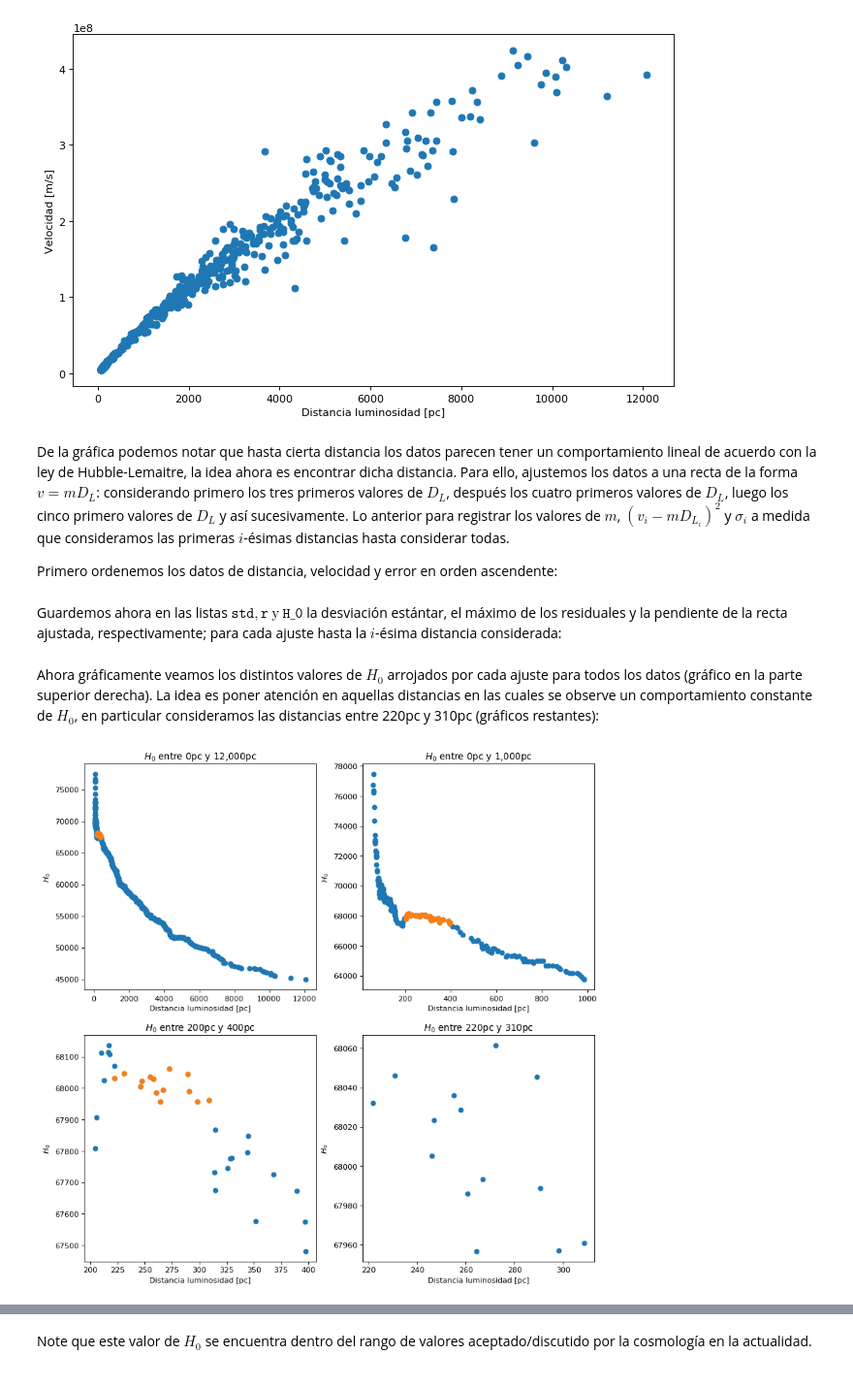
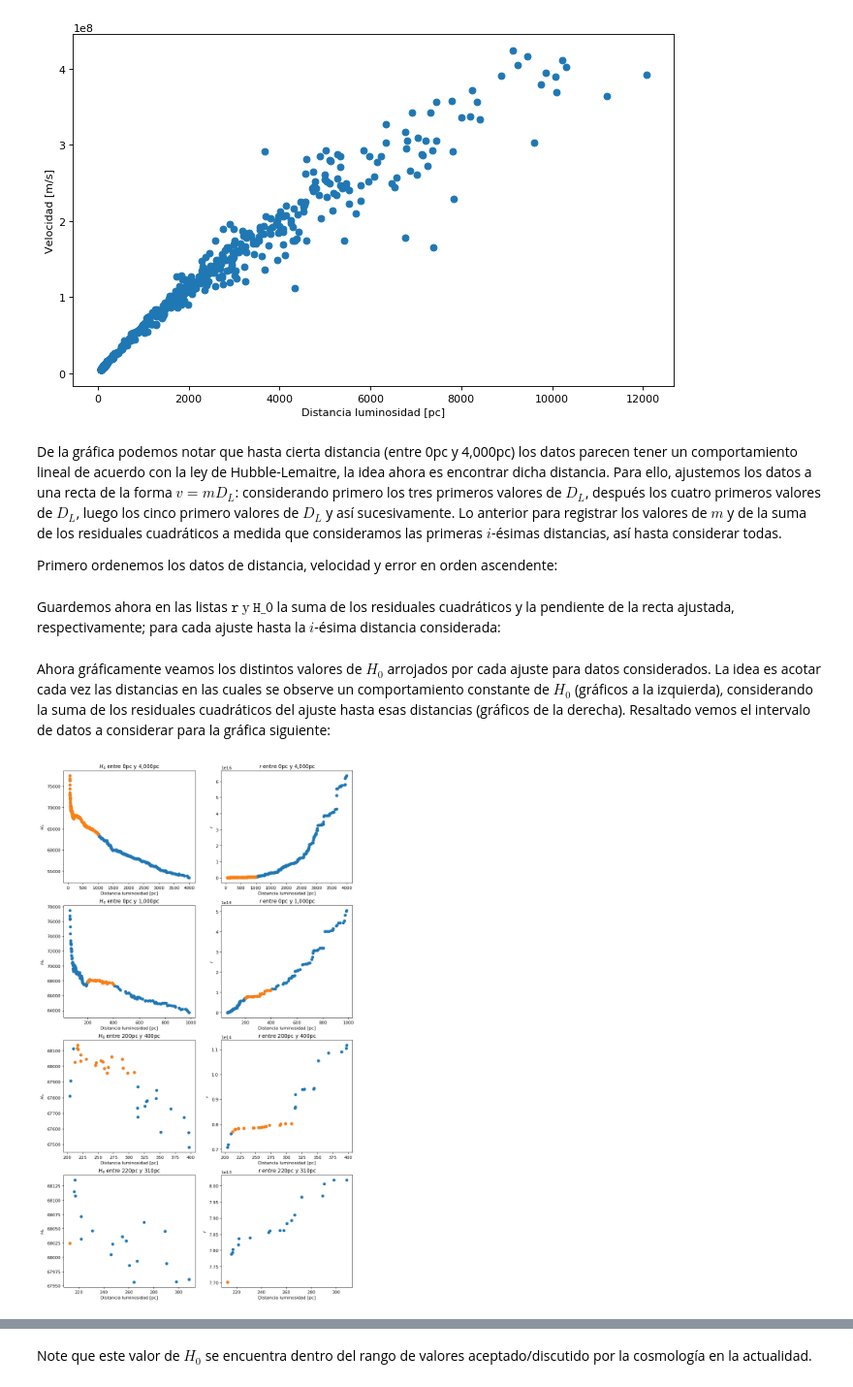
Before and after one commit to j-luisrd/Programaci-n, a Jupyter notebook: MM/MMII/Trabajo final/Trabajo final.ipynb, the cells around one changed output, grey strips where cells are left out. Shown at 97% size. Cells and saved outputs as stored; diff of their text form; code cells hidden in the pictures.

```diff
--- a/MM/MMII/Trabajo final/Trabajo final.ipynb
+++ b/MM/MMII/Trabajo final/Trabajo final.ipynb
@@ -133,13 +112,0 @@ Limpiemos los datos y tomamos la información pedida:
-# %%
-rojo=[]
-mod=[]
-er=[]
-for i in range(len(dat)):
-    c1,c2,c3,c4,c5=dat[i][0].split("\t")
-    rojo.append(float(c2))
-    mod.append(float(c3))
-    er.append(float(c4))
-
-print("Corrimiento al rojo:",rojo[:3],"...",rojo[len(rojo)-3:len(rojo)])
-print("Módulo de distancia:",mod[:2],"...",mod[len(mod)-2:len(mod)])
-print("Error:",er[:3],"...",er[len(mod)-3:len(mod)])
@@ -150,3 +113,8 @@ Error: [0.223905932998, 0.166828851413, 0.1557559148] ... [0.194013591972, 0.560
+# %%
+dat=np.loadtxt("data.txt",skiprows=5,usecols=(1,2,3))
+rojo=dat[:,0]
+mod=dat[:,1]
+er=dat[:,2]
 # %% [markdown]
 Obtenemos $v$ y $D_L$ teniendo en cuenta que $v=zc$ y $D_L=10^{\frac{\mu}{5}-5}$:
 # %%
@@ -166,7 +134,7 @@ plt.show()
 # %% [output]
 [figure]
 # %% [markdown]
-De la gráfica podemos notar que hasta cierta distancia los datos parecen tener un comportamiento lineal de acuerdo con la ley de Hubble-Lemaitre, la idea ahora es encontrar dicha distancia. Para ello, ajustemos los datos a una recta de la forma $v=mD_L$: considerando primero los tres primeros valores de $D_L$, después los cuatro primeros valores de $D_L$, luego los cinco primero valores de $D_L$ y así sucesivamente. Lo anterior para registrar los valores de $m$, $(v_i-mD_{L_i})^2$ y $\sigma_i$ a medida que consideramos las primeras $i$-ésimas distancias hasta considerar todas.
+De la gráfica podemos notar que hasta cierta distancia (entre 0pc y 4,000pc) los datos parecen tener un comportamiento lineal de acuerdo con la ley de Hubble-Lemaitre, la idea ahora es encontrar dicha distancia. Para ello, ajustemos los datos a una recta de la forma $v=mD_L$: considerando primero los tres primeros valores de $D_L$, después los cuatro primeros valores de $D_L$, luego los cinco primero valores de $D_L$ y así sucesivamente. Lo anterior para registrar los valores de $m$ y de la suma de los residuales cuadráticos a medida que consideramos las primeras $i$-ésimas distancias, así hasta considerar todas.
 
 Primero ordenemos los datos de distancia, velocidad y error en orden ascendente:
 # %%
@@ -180,7 +148,7 @@ d.sort()
 v=b
 er=c
 # %% [markdown]
-Guardemos ahora en las listas $\mathtt{std},\mathtt{r} \ \text{y} \ \mathtt{\text{H_0}}$ la desviación estántar, el máximo de los residuales y la pendiente de la recta ajustada, respectivamente; para cada ajuste hasta la $i$-ésima distancia considerada:
+Guardemos ahora en las listas $\mathtt{r} \ \text{y} \ \mathtt{\text{H_0}}$ la suma de los residuales cuadráticos y la pendiente de la recta ajustada, respectivamente; para cada ajuste hasta la $i$-ésima distancia considerada:
 # %%
 def f(x,m):
     return m*x
@@ -196,36 +164,60 @@ for i in range(3,len(d)+1):
     res=[]
     for j in range(len(D)):
         res.append((V[j]-M*D[j])**2)
-    r.append(np.max(res))
+    r.append(np.sum(res))
 # %% [markdown]
-Ahora gráficamente veamos los distintos valores de $H_0$ arrojados por cada ajuste para todos los datos (gráfico en la parte superior derecha). La idea es poner atención en aquellas distancias en las cuales se observe un comportamiento constante de $H_0$, en particular consideramos las distancias entre 220pc y 310pc (gráficos restantes):
+Ahora gráficamente veamos los distintos valores de $H_0$ arrojados por cada ajuste para datos considerados. La idea es acotar cada vez las distancias en las cuales se observe un comportamiento constante de $H_0$ (gráficos a la izquierda), considerando la suma de los residuales cuadráticos del ajuste hasta esas distancias (gráficos de la derecha). Resaltado vemos el intervalo de datos a considerar para la gráfica siguiente:
 # %%
-plt.figure(figsize=(12,12), dpi=80)
+plt.figure(figsize=(12,45), dpi=80)
 
-plt.subplot(221)
-plt.plot(d[2:],H_0[2:],'o',d[135:170],H_0[135:170],'o')
+plt.subplot(821)
+plt.plot(d[2:469],H_0[2:469],'o',d[2:230],H_0[2:230],'o')
 plt.xlabel('Distancia luminosidad [pc]')
 plt.ylabel(r'$H_0$')
-plt.title(r'$H_0$ entre 0pc y 12,000pc')
+plt.title(r'$H_0$ entre 0pc y 4,000pc')
 
-plt.subplot(222)
+plt.subplot(822)
+plt.plot(d[2:469],r[2:469],'o',d[2:230],r[2:230],'o')
+plt.xlabel('Distancia luminosidad [pc]')
+plt.ylabel(r'$r$')
+plt.title(r'$r$ entre 0pc y 4,000pc')
+
+plt.subplot(823)
 plt.plot(d[2:230],H_0[2:230],'o',d[135:170],H_0[135:170],'o')
 plt.xlabel('Distancia luminosidad [pc]')
 plt.ylabel(r'$H_0$')
 plt.title(r'$H_0$ entre 0pc y 1,000pc')
 
-plt.subplot(223)
-plt.plot(d[135:170],H_0[135:170],'o',d[143:157],H_0[143:157],'o')
+plt.subplot(824)
+plt.plot(d[2:230],r[2:230],'o',d[135:170],r[135:170],'o')
+plt.xlabel('Distancia luminosidad [pc]')
+plt.ylabel(r'$r$')
+plt.title(r'$r$ entre 0pc y 1,000pc')
+
+plt.subplot(825)
+plt.plot(d[135:170],H_0[135:170],'o',d[138:157],H_0[138:157],'o')
 plt.xlabel('Distancia luminosidad [pc]')
 plt.ylabel(r'$H_0$')
 plt.title(r'$H_0$ entre 200pc y 400pc')
 
-plt.subplot(224)
-plt.plot(d[143:157],H_0[143:157],'o')
+plt.subplot(826)
+plt.plot(d[135:170],r[135:170],'o',d[138:157],r[138:157],'o')
+plt.xlabel('Distancia luminosidad [pc]')
+plt.ylabel(r'$r$')
+plt.title(r'$r$ entre 200pc y 400pc')
+
+plt.subplot(827)
+plt.plot(d[138:157],H_0[138:157],'o',d[138],H_0[138],'o')
 plt.xlabel('Distancia luminosidad [pc]')
 plt.ylabel(r'$H_0$')
 plt.title(r'$H_0$ entre 220pc y 310pc')
 
+plt.subplot(828)
+plt.plot(d[138:157],r[138:157],'o',d[138],r[138],'o')
+plt.xlabel('Distancia luminosidad [pc]')
+plt.ylabel(r'$r$')
+plt.title(r'$r$ entre 220pc y 310pc')
+
 plt.show()
 # %% [output]
-[figure, old version]
+[figure, new version]
```
Also changed, not shown: parts of 36 cells of this notebook, 1 other file.
